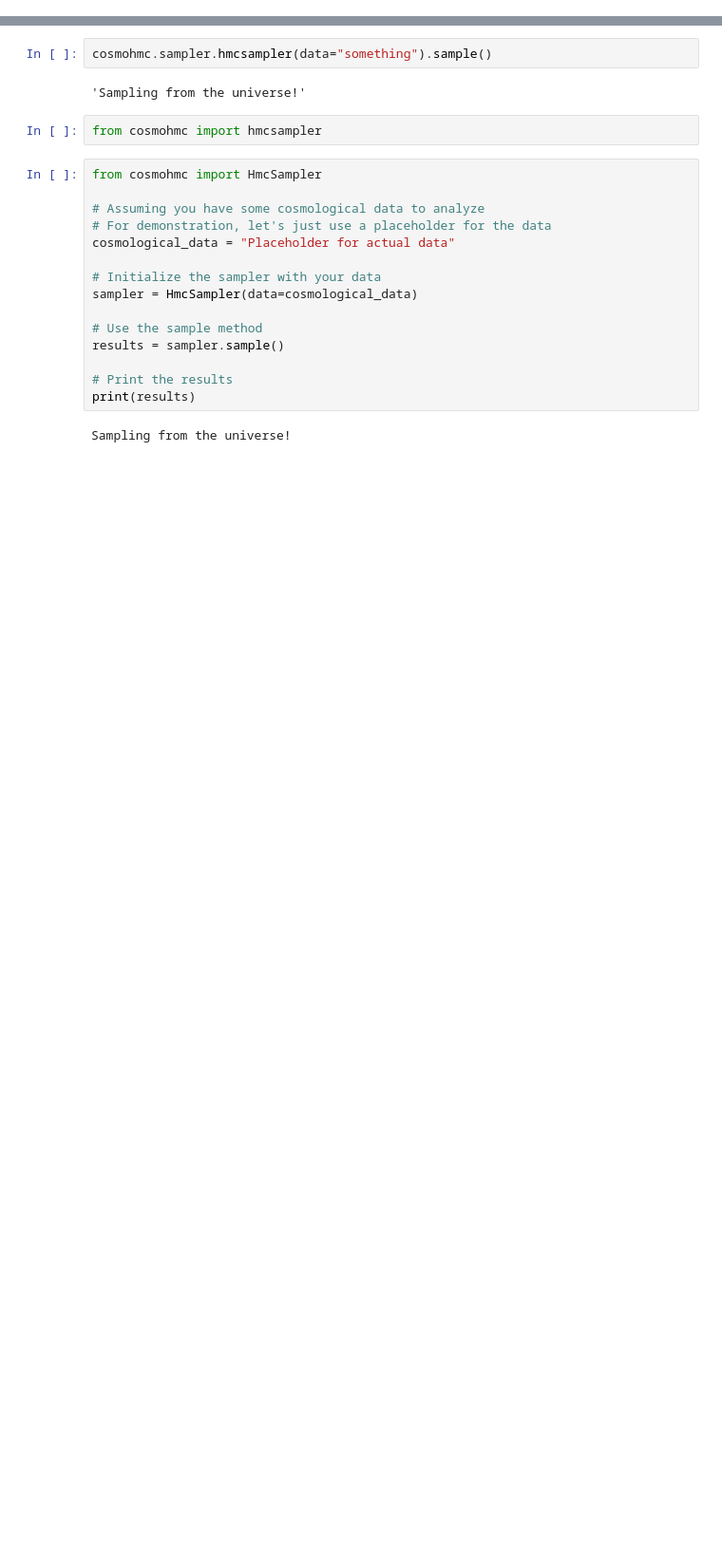
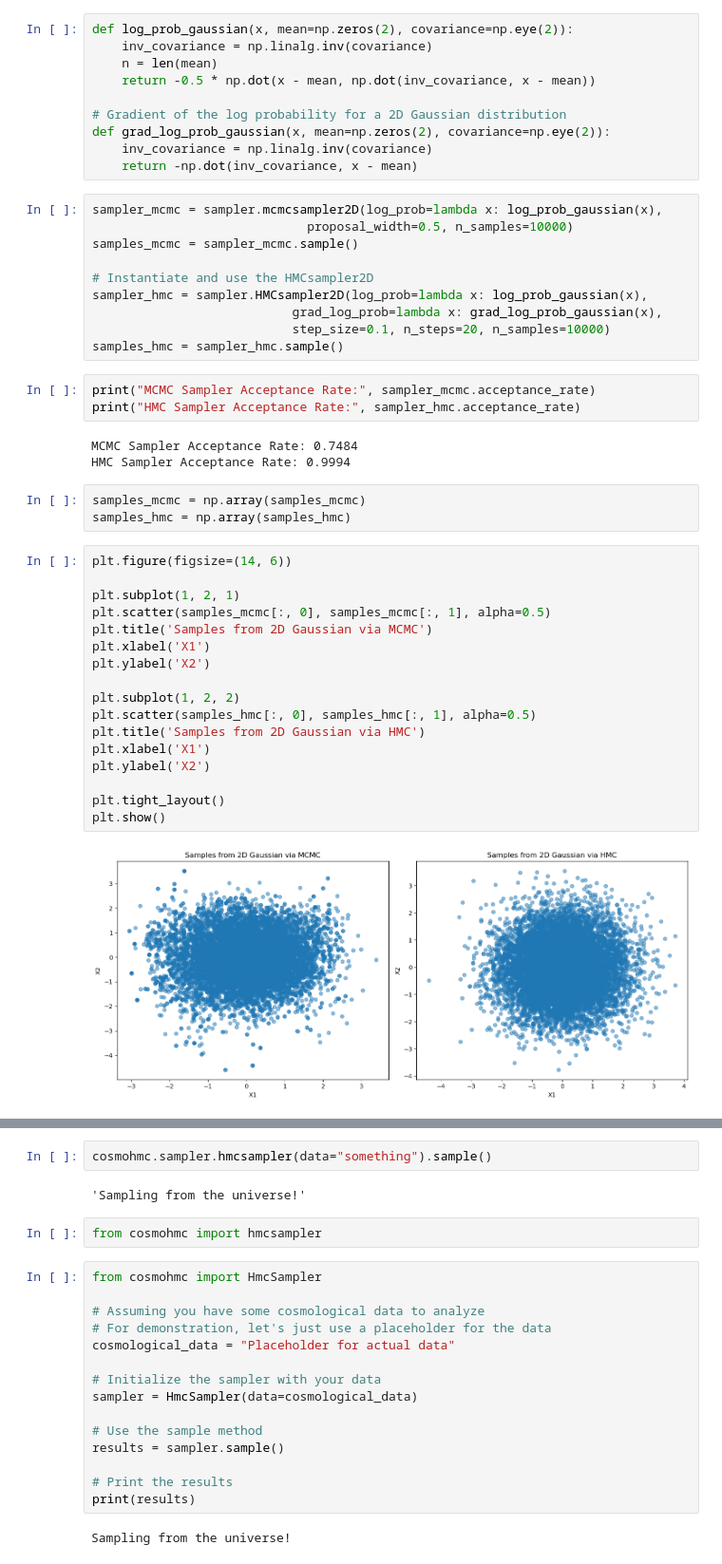
Before and after one commit to s-Sayan/CosmoHMC, a Jupyter notebook: demo_notebook.ipynb, the cells around one changed output, grey strips where cells are left out. Shown at 95% size. Cells and saved outputs as stored; diff of their text form; blank space fills up the shorter version.

Commit message:
update the sampler.py

```diff
--- a/demo_notebook.ipynb
+++ b/demo_notebook.ipynb
@@ -2,0 +35,48 @@ import cosmohmc
+# %%
+def log_prob_gaussian(x, mean=np.zeros(2), covariance=np.eye(2)):
+    inv_covariance = np.linalg.inv(covariance)
+    n = len(mean)
+    return -0.5 * np.dot(x - mean, np.dot(inv_covariance, x - mean))
+
+# Gradient of the log probability for a 2D Gaussian distribution
+def grad_log_prob_gaussian(x, mean=np.zeros(2), covariance=np.eye(2)):
+    inv_covariance = np.linalg.inv(covariance)
+    return -np.dot(inv_covariance, x - mean)
+# %%
+sampler_mcmc = sampler.mcmcsampler2D(log_prob=lambda x: log_prob_gaussian(x),
+                             proposal_width=0.5, n_samples=10000)
+samples_mcmc = sampler_mcmc.sample()
+
+# Instantiate and use the HMCsampler2D
+sampler_hmc = sampler.HMCsampler2D(log_prob=lambda x: log_prob_gaussian(x),
+                           grad_log_prob=lambda x: grad_log_prob_gaussian(x),
+                           step_size=0.1, n_steps=20, n_samples=10000)
+samples_hmc = sampler_hmc.sample()
+# %%
+print("MCMC Sampler Acceptance Rate:", sampler_mcmc.acceptance_rate)
+print("HMC Sampler Acceptance Rate:", sampler_hmc.acceptance_rate)
+# %% [output]
+MCMC Sampler Acceptance Rate: 0.7484
+HMC Sampler Acceptance Rate: 0.9994
+# %%
+samples_mcmc = np.array(samples_mcmc)
+samples_hmc = np.array(samples_hmc)
+# %%
+plt.figure(figsize=(14, 6))
+
+plt.subplot(1, 2, 1)
+plt.scatter(samples_mcmc[:, 0], samples_mcmc[:, 1], alpha=0.5)
+plt.title('Samples from 2D Gaussian via MCMC')
+plt.xlabel('X1')
+plt.ylabel('X2')
+
+plt.subplot(1, 2, 2)
+plt.scatter(samples_hmc[:, 0], samples_hmc[:, 1], alpha=0.5)
+plt.title('Samples from 2D Gaussian via HMC')
+plt.xlabel('X1')
+plt.ylabel('X2')
+
+plt.tight_layout()
+plt.show()
+# %% [output]
+[figure, added]
```
Also changed, not shown: parts of 10 cells of this notebook, 2 other files.
